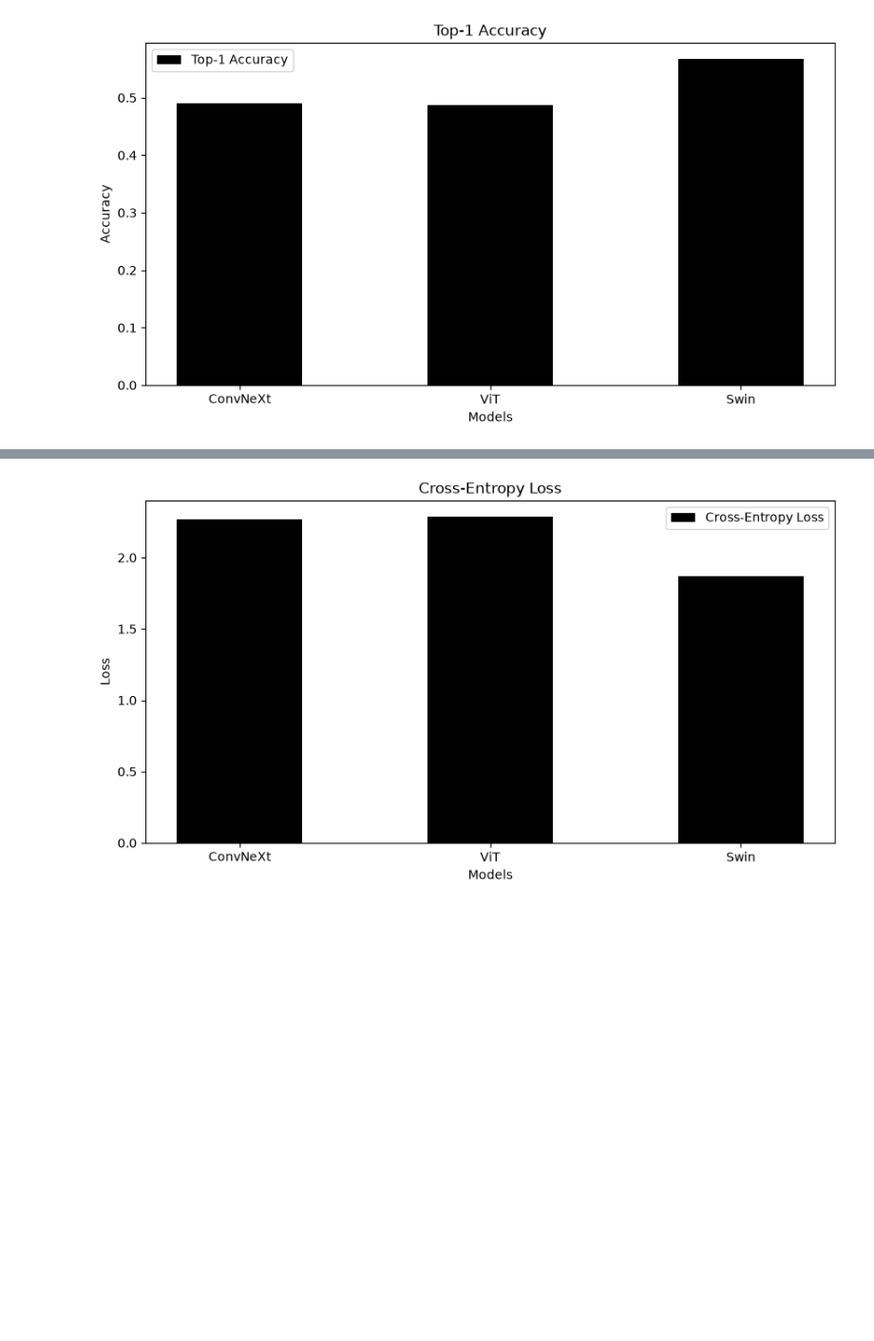
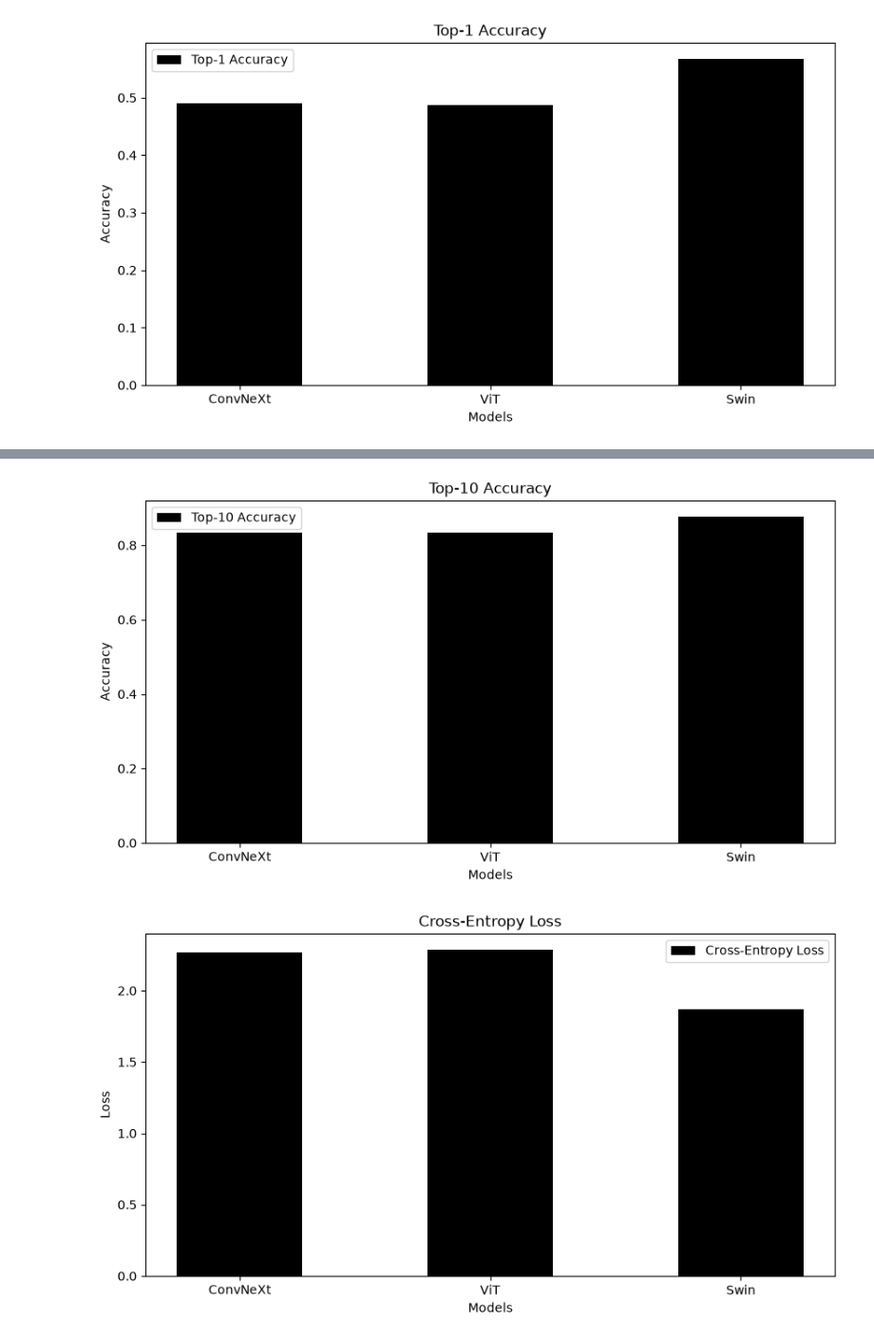
Before and after one commit to vrmaric1-eng/-Residual-Attention-Networks-for-Image-Classification, a Jupyter notebook: 3/03-03-Statsitics.ipynb, the cells around one changed output, grey strips where cells are left out. Shown at 95% size. Cells and saved outputs as stored; diff of their text form; code cells hidden in the pictures; blank space fills up the shorter version.

```diff
--- a/3/03-03-Statsitics.ipynb
+++ b/3/03-03-Statsitics.ipynb
@@ -46,3 +50,7 @@ plot_metric(results, "top1_acc", "Accuracy", "Top-1 Accuracy", "top1_acc.png")
+# %%
+plot_metric(results, "top10_acc", "Accuracy", "Top-10 Accuracy", "top10_acc.png")
+# %% [output]
+[figure, added]
 # %%
 plot_metric(results, "loss", "Loss", "Cross-Entropy Loss", "loss.png")
 # %% [output]
```
Also changed, not shown: parts of 2 cells of this notebook, 2 other files.
